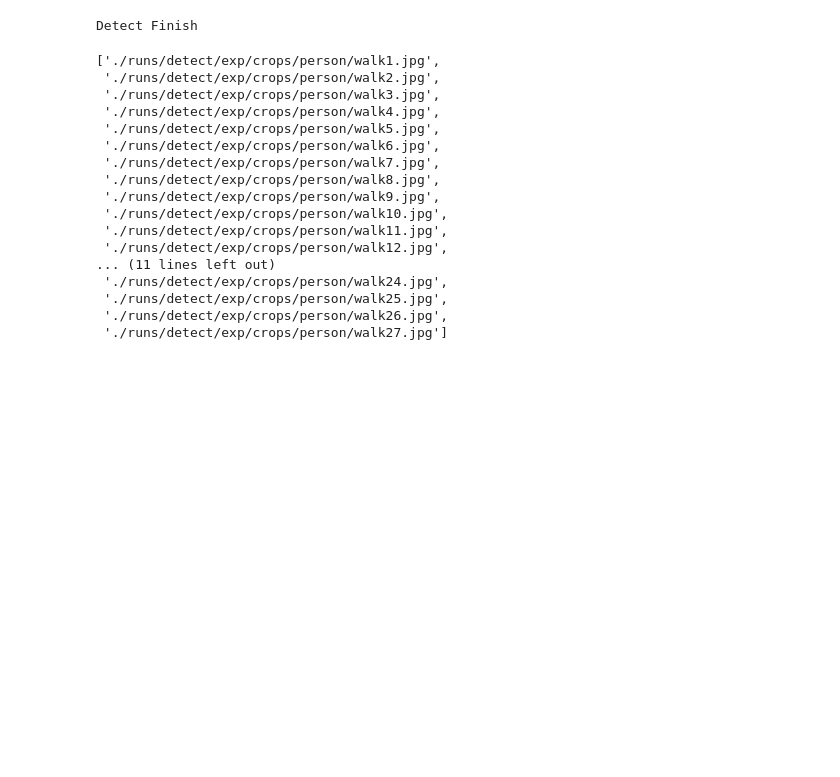
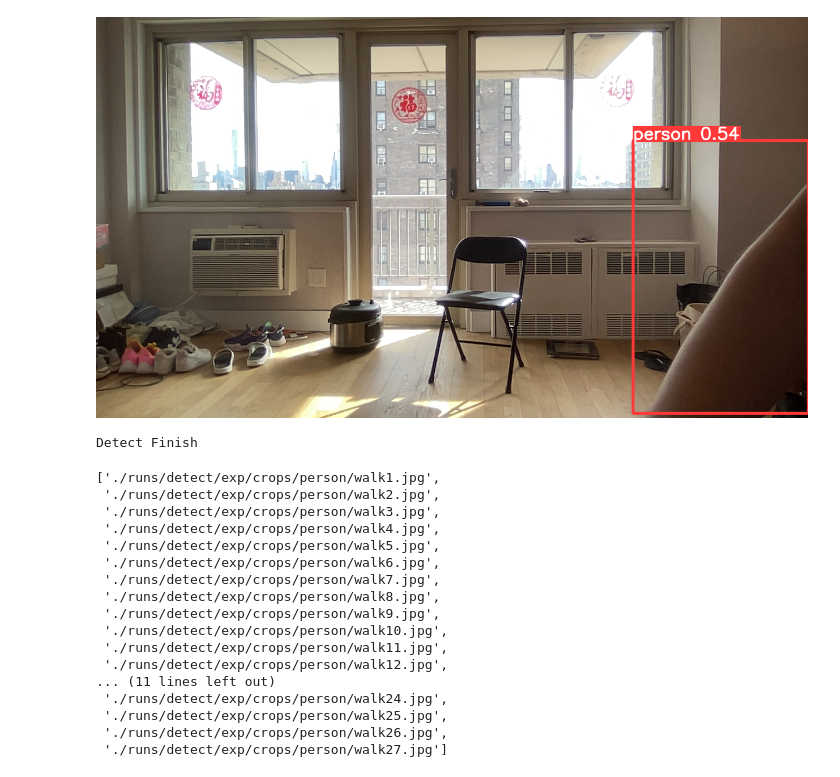
Before and after one commit to Morris135212/Fall_Detection, a Jupyter notebook: Inference.ipynb, the cells around one changed output. Saved outputs shown, nothing was run; the diff lists cells and outputs as text; code cells hidden in the pictures; blank space fills up the shorter version.

```diff
--- a/Inference.ipynb
+++ b/Inference.ipynb
@@ -34,15 +34,17 @@ array([[[135, 134, 123],
 # %%
 from detect.yolo.inference import live_inference
 
-weights = "./runs/train/yolov5n/weights/best.pt"
+weights = "./runs/train/exp2/weights/best.pt"
 # source = "./runs/detect/exp/result.mp4"
 source = 0
 data = "./data/custom.yaml"
-out_name = "walk"
+out_name = "Walk"
 imgsz = (416, 416)
+conf_thres=0.25
 view_img = True
-live_inference(weights=weights, source=source, data=data, out_name=out_name, view_img=True, save_crop=False)
+live_inference(weights=weights, source=source, data=data, out_name=out_name, view_img=True, save_crop=True, conf_thres=0.5)
 # %% [output]
+[figure, added]
 Detect Finish
 # %%
 import glob
```
Also changed, not shown: parts of 1 cell of this notebook, 2 other files.
